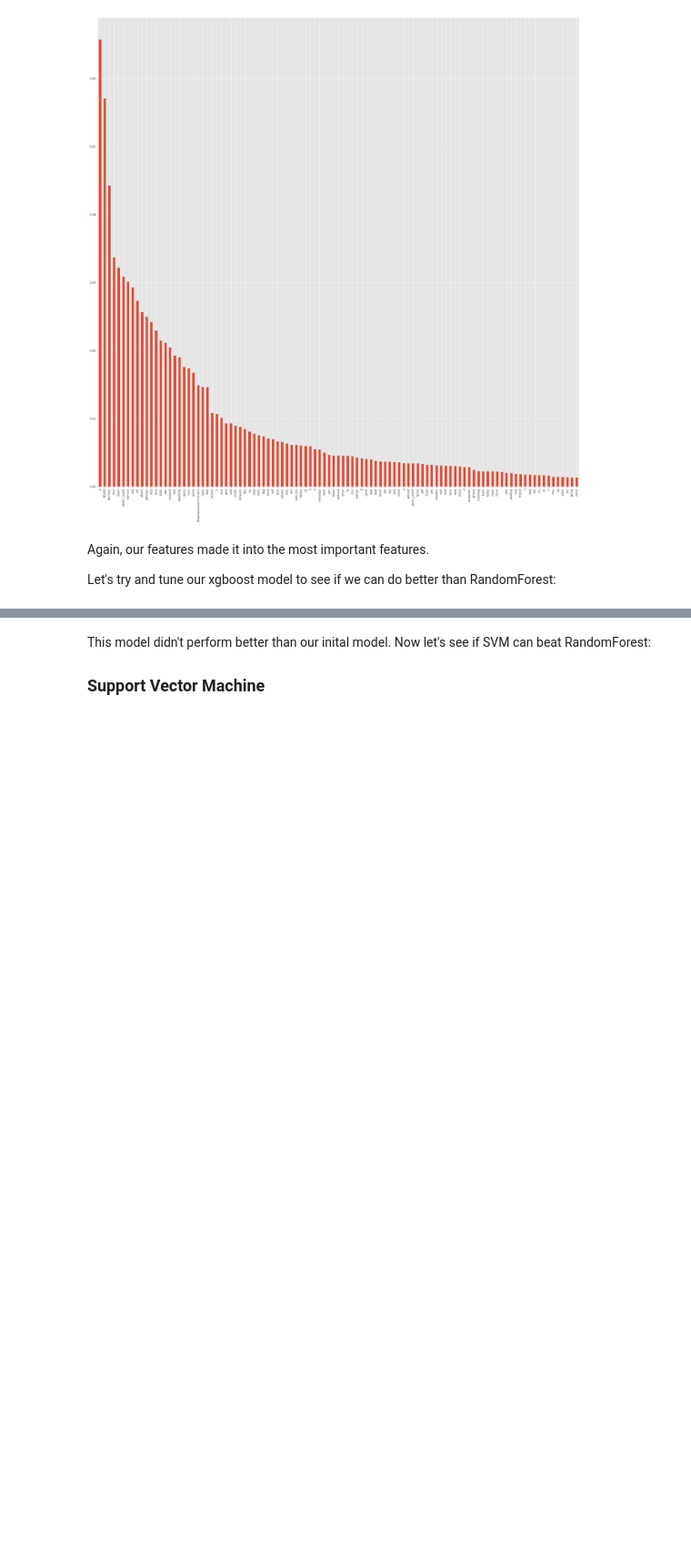
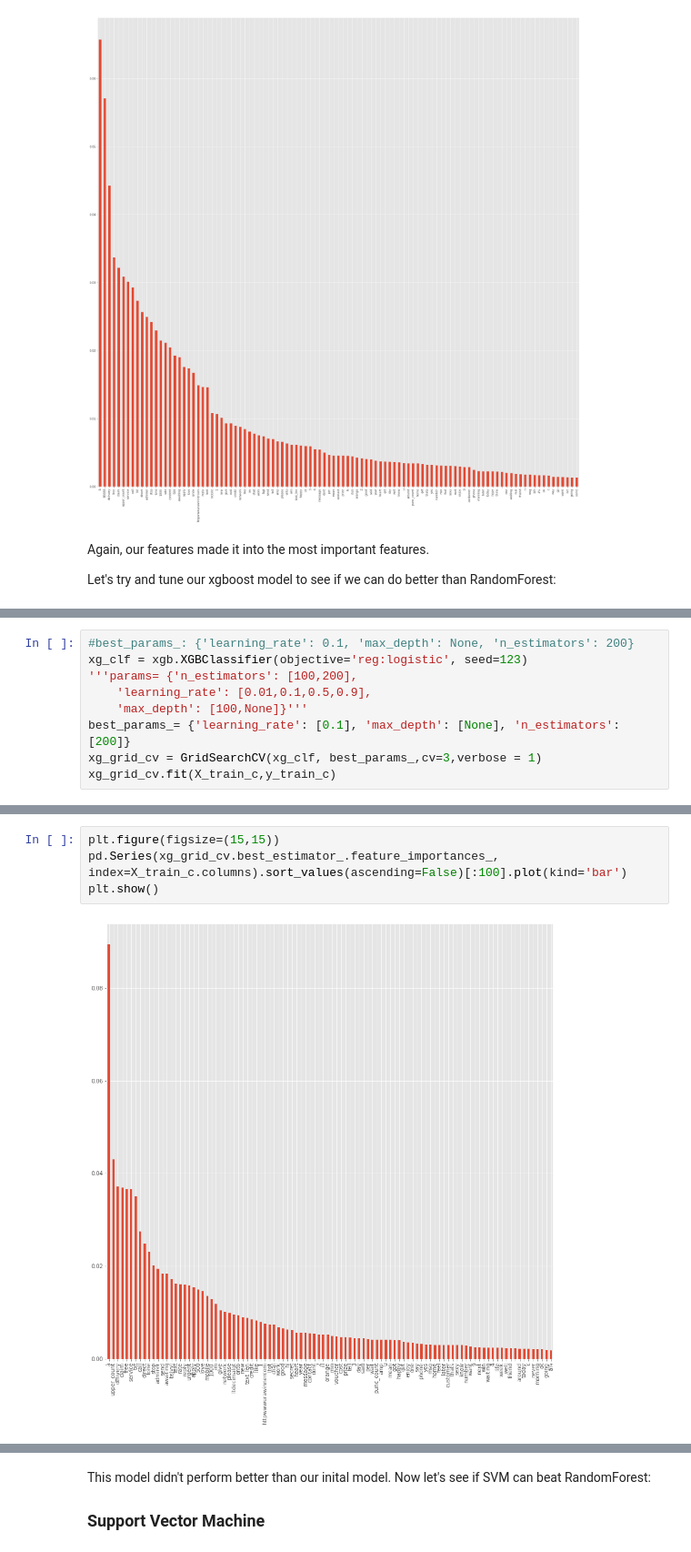
Before and after one commit to ronaldpacheco/Spam-Classifier, a Jupyter notebook: Spam_Classifier.ipynb, the cells around one changed output, grey strips where cells are left out. Shown at 91% size. Cells and saved outputs as stored; diff of their text form; blank space fills up the shorter version.

```diff
--- a/Spam_Classifier.ipynb
+++ b/Spam_Classifier.ipynb
@@ -734,0 +740,9 @@ plt.show()
+# %%
+#best_params_: {'learning_rate': 0.1, 'max_depth': None, 'n_estimators': 200}
+xg_clf = xgb.XGBClassifier(objective='reg:logistic', seed=123)
+'''params= {'n_estimators': [100,200],
+    'learning_rate': [0.01,0.1,0.5,0.9],
+    'max_depth': [100,None]}'''
+best_params_= {'learning_rate': [0.1], 'max_depth': [None], 'n_estimators': [200]}
+xg_grid_cv = GridSearchCV(xg_clf, best_params_,cv=3,verbose = 1)
+xg_grid_cv.fit(X_train_c,y_train_c)
@@ -734,0 +797,6 @@ plt.show()
+# %%
+plt.figure(figsize=(15,15))
+pd.Series(xg_grid_cv.best_estimator_.feature_importances_, index=X_train_c.columns).sort_values(ascending=False)[:100].plot(kind='bar')
+plt.show()
+# %% [output]
+[figure, added]
```
Also changed, not shown: parts of 58 cells of this notebook.
